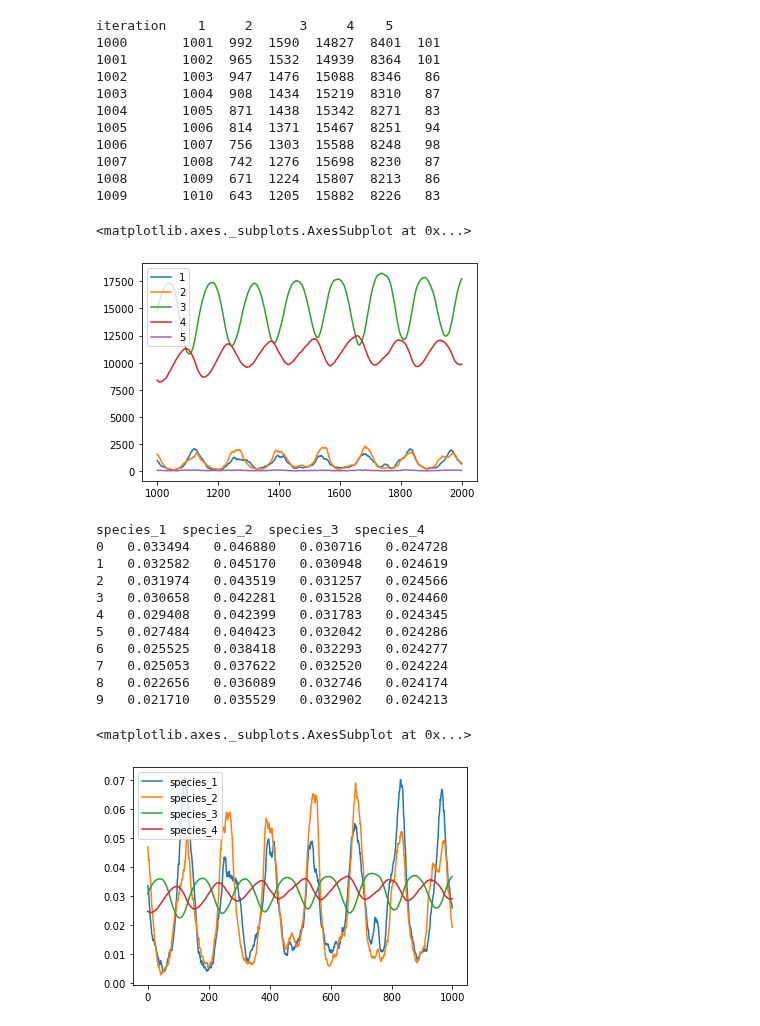
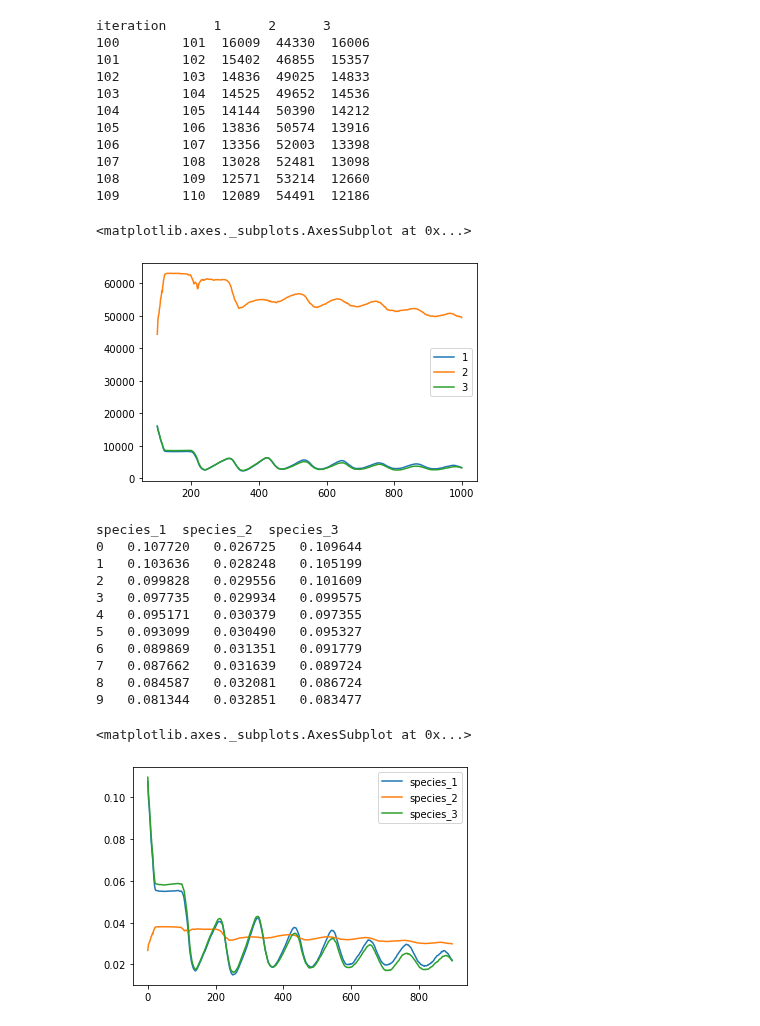
Before and after one commit to AlexisWIT/Causal_Relationship_Inferring, a Jupyter notebook: CCM.ipynb, the cells around one changed output. Saved outputs shown, nothing was run; the diff lists cells and outputs as text; code cells hidden in the pictures.

```diff
--- a/CCM.ipynb
+++ b/CCM.ipynb
@@ -9,56 +9,55 @@ from sklearn import preprocessing
 # %%
 path = ''
 
-filename = 'data/output_populations_5-3000.csv'
+filename = 'data/output_populations_3-1000-d-l.csv'
 filename2 = 'data/output_pops_E.csv'
-st = 1000
-ed = 2000
+st = 100
+ed = 1000
 
 file = path+filename
 df = (pd.read_csv(file, sep=",", header=0))[st:ed]
 
 print(df.head(10))
 # %% [output]
-iteration    1     2      3     4    5
-1000       1001  992  1590  14827  8401  101
-1001       1002  965  1532  14939  8364  101
-1002       1003  947  1476  15088  8346   86
-1003       1004  908  1434  15219  8310   87
-1004       1005  871  1438  15342  8271   83
-1005       1006  814  1371  15467  8251   94
-1006       1007  756  1303  15588  8248   98
-1007       1008  742  1276  15698  8230   87
-1008       1009  671  1224  15807  8213   86
-1009       1010  643  1205  15882  8226   83
+iteration      1      2      3
+100        101  16009  44330  16006
+101        102  15402  46855  15357
+102        103  14836  49025  14833
+103        104  14525  49652  14536
+104        105  14144  50390  14212
+105        106  13836  50574  13916
+106        107  13356  52003  13398
+107        108  13028  52481  13098
+108        109  12571  53214  12660
+109        110  12089  54491  12186
 # %%
-df[['1','2','3','4','5']].plot()
+df[['1','2','3']].plot()
 # %% [output]
 <matplotlib.axes._subplots.AxesSubplot at 0x...>
-[figure, old version]
+[figure, new version]
 # %%
 # Normalisation
 
 norm_species_1 = preprocessing.normalize([np.array(df['1'])])
 norm_species_2 = preprocessing.normalize([np.array(df['2'])])
 norm_species_3 = preprocessing.normalize([np.array(df['3'])])
-norm_species_4 = preprocessing.normalize([np.array(df['4'])])
-norm_df = pd.DataFrame({'species_1': norm_species_1[0], 'species_2': norm_species_2[0], 'species_3': norm_species_3[0], 'species_4': norm_species_4[0]}, columns=['species_1', 'species_2', 'species_3', 'species_4'])
+norm_df = pd.DataFrame({'species_1': norm_species_1[0], 'species_2': norm_species_2[0], 'species_3': norm_species_3[0]}, columns=['species_1', 'species_2', 'species_3'])
 print(norm_df.head(10))
-norm_df[['species_1','species_2','species_3','species_4']].plot()
+norm_df[['species_1','species_2','species_3']].plot()
 # %% [output]
-species_1  species_2  species_3  species_4
-0   0.033494   0.046880   0.030716   0.024728
-1   0.032582   0.045170   0.030948   0.024619
-2   0.031974   0.043519   0.031257   0.024566
-3   0.030658   0.042281   0.031528   0.024460
-4   0.029408   0.042399   0.031783   0.024345
-5   0.027484   0.040423   0.032042   0.024286
-6   0.025525   0.038418   0.032293   0.024277
-7   0.025053   0.037622   0.032520   0.024224
-8   0.022656   0.036089   0.032746   0.024174
-9   0.021710   0.035529   0.032902   0.024213
+species_1  species_2  species_3
+0   0.107720   0.026725   0.109644
+1   0.103636   0.028248   0.105199
+2   0.099828   0.029556   0.101609
+3   0.097735   0.029934   0.099575
+4   0.095171   0.030379   0.097355
+5   0.093099   0.030490   0.095327
+6   0.089869   0.031351   0.091779
+7   0.087662   0.031639   0.089724
+8   0.084587   0.032081   0.086724
+9   0.081344   0.032851   0.083477
 <matplotlib.axes._subplots.AxesSubplot at 0x...>
-[figure, old version]
+[figure, new version]
 # %%
 # Standardisation
 
```
Also changed, not shown: parts of 5 cells of this notebook, 8 other files.
